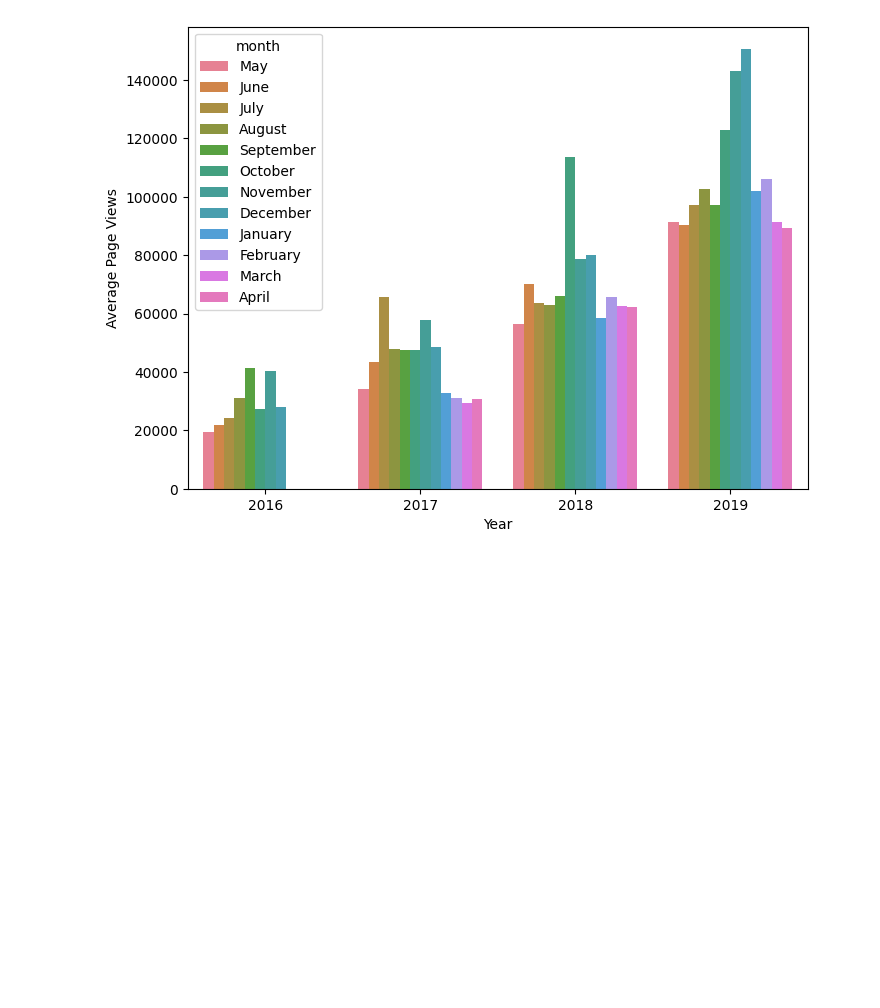
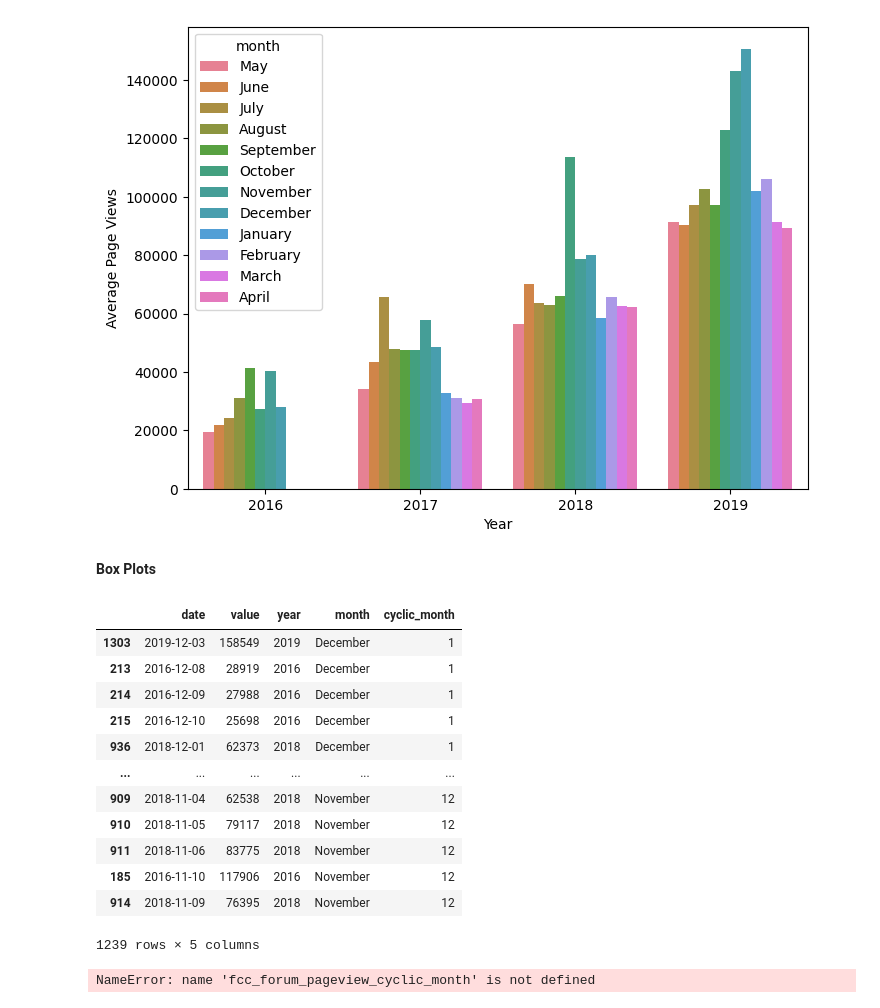
Before and after one commit to Gaspar99/Page-View-Time-Series-Visualizer, a Jupyter notebook: Time_Series_Visualizer.ipynb, the cells around one changed output. Saved outputs shown, nothing was run; the diff lists cells and outputs as text; code cells hidden in the pictures; blank space fills up the shorter version.

Commit message:
Box Plots

```diff
--- a/Time_Series_Visualizer.ipynb
+++ b/Time_Series_Visualizer.ipynb
@@ -179,3 +179,25 @@ draw_bar_plot(data = fcc_forum_pageview,
               )
 # %% [output]
 [figure]
+# %% [markdown]
+**Box Plots**
+# %%
+# Creation of a column and assigning a cyclical order to the months
+
+fcc_forum_pageview['cyclic_month'] = (fcc_forum_pageview['date'].dt.month + (fcc_forum_pageview['year'] - fcc_forum_pageview['year'].min()) * 12) % 12 + 1
+
+fcc_forum_pageview.sort_values(by = "cyclic_month")
+# %% [output]
+|  | date | value | year | month | cyclic_month |
+| 1303 | 2019-12-03 | 158549 | 2019 | December | 1 |
+| 213 | 2016-12-08 | 28919 | 2016 | December | 1 |
+| 214 | 2016-12-09 | 27988 | 2016 | December | 1 |
+| 215 | 2016-12-10 | 25698 | 2016 | December | 1 |
+| 936 | 2018-12-01 | 62373 | 2018 | December | 1 |
+| ... | ... | ... | ... | ... | ... |
+| 909 | 2018-11-04 | 62538 | 2018 | November | 12 |
+| 910 | 2018-11-05 | 79117 | 2018 | November | 12 |
+| 911 | 2018-11-06 | 83775 | 2018 | November | 12 |
+| 185 | 2016-11-10 | 117906 | 2016 | November | 12 |
+| 914 | 2018-11-09 | 76395 | 2018 | November | 12 |
+1239 rows × 5 columns
@@ -181,0 +242,8 @@ draw_bar_plot(data = fcc_forum_pageview,
+# %%
+draw_box_plot(data = fcc_forum_pageview_cyclic_month,
+              y_column = fcc_forum_pageview["value"],
+              x_column = fcc_forum_pageview['year'],
+              ax = ax1,
+              hue = fcc_forum_pageview["year"])
+# %% [output]
+NameError: name 'fcc_forum_pageview_cyclic_month' is not defined
```
Also changed, not shown: parts of 3 cells of this notebook.
